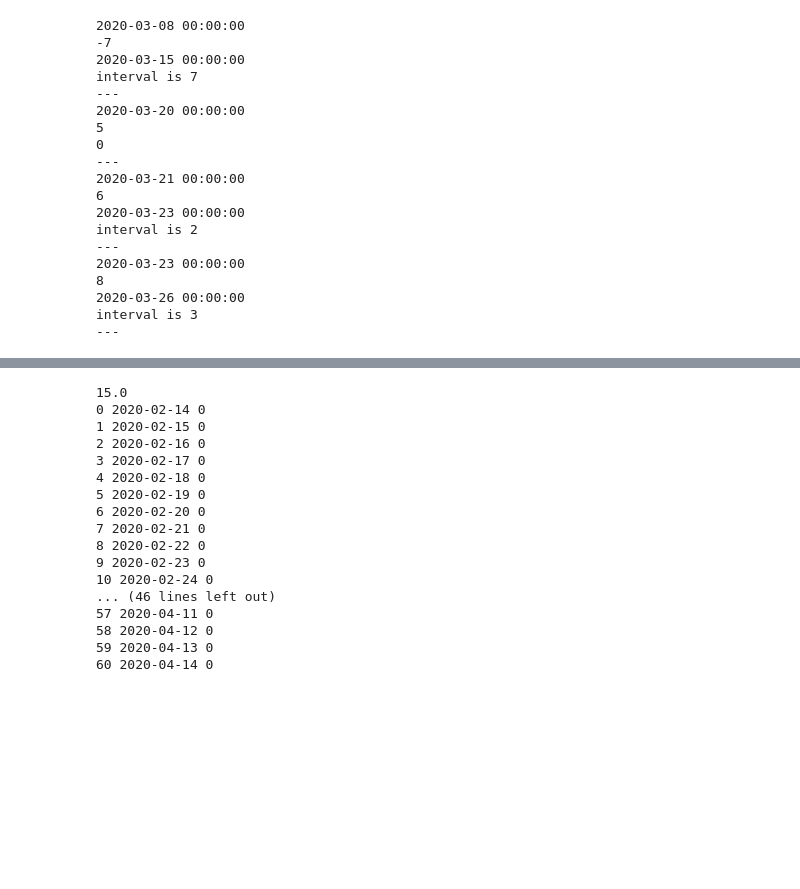
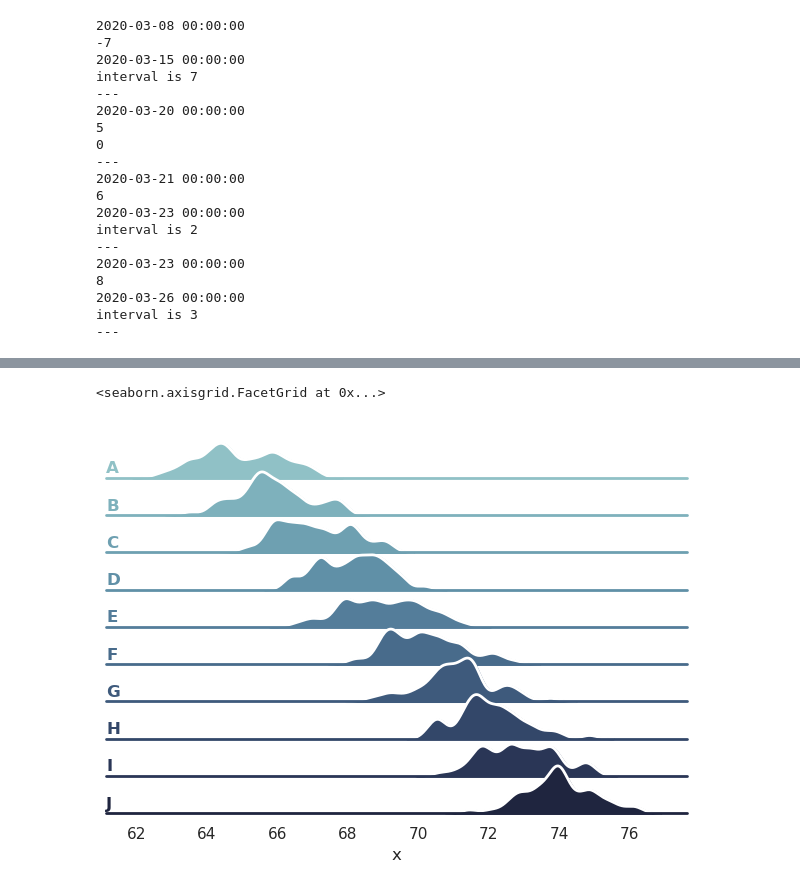
Before and after one commit to akshayats/hospital-analysis, a Jupyter notebook: investigate_Operations.ipynb, the cells around one changed output, grey strips where cells are left out. Drawn from its saved outputs; the diff is of its cells as text; code cells hidden in the pictures; blank space fills up the shorter version.

```diff
--- a/investigate_Operations.ipynb
+++ b/investigate_Operations.ipynb
@@ -116,28 +179,4 @@ interval is 3
 # %%
-print(sum(ts))
-# print(idx31_date)
-zeroDate = idx31_date + pd.to_timedelta(-30, unit='D')
-# print(zeroDate)
-# print(zeroDate.date())
-# print(np.range(60))
-for i in range(0,len(ts)):
-    # print(int(i), (zeroDate + pd.to_timedelta(i)).date() , int(ts[i]))
-    print(int(i), (zeroDate + pd.to_timedelta(i, unit='D')).date() , int(ts[i]))
 # %% [output]
-15.0
-0 2020-02-14 0
-1 2020-02-15 0
-2 2020-02-16 0
-3 2020-02-17 0
-4 2020-02-18 0
-5 2020-02-19 0
-6 2020-02-20 0
-7 2020-02-21 0
-8 2020-02-22 0
-9 2020-02-23 0
-10 2020-02-24 0
-... (46 lines left out)
-57 2020-04-11 0
-58 2020-04-12 0
-59 2020-04-13 0
-60 2020-04-14 0
+<seaborn.axisgrid.FacetGrid at 0x...>
+[figure, added]
```
Also changed, not shown: parts of 13 cells of this notebook.
